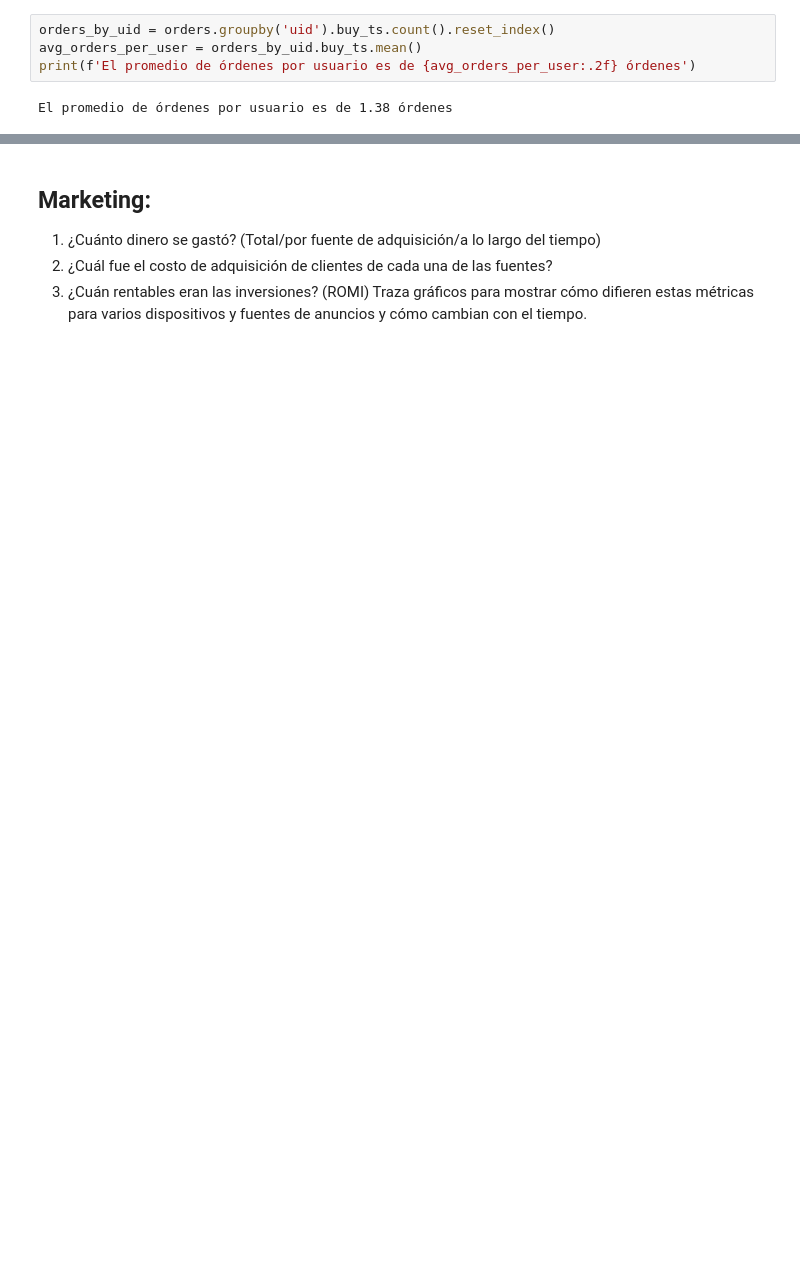
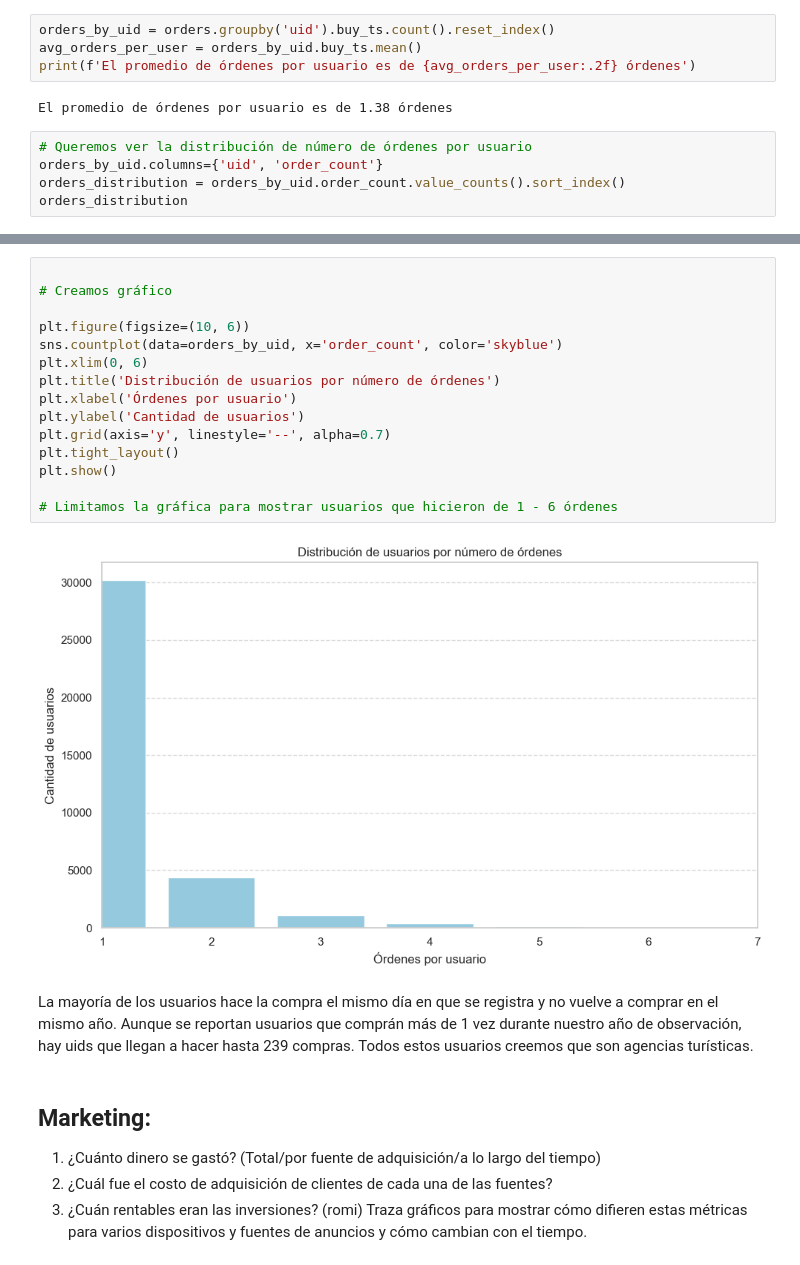
Before and after one commit to latostadorano/tt_s09_showz_tickets, a Jupyter notebook: s_09.ipynb, the cells around one changed output, grey strips where cells are left out. Cells and saved outputs as stored; diff of their text form; blank space fills up the shorter version.

```diff
--- a/s_09.ipynb
+++ b/s_09.ipynb
@@ -575,3 +571,8 @@ avg_orders_per_user = orders_by_uid.buy_ts.mean()
 print(f'El promedio de órdenes por usuario es de {avg_orders_per_user:.2f} órdenes')
 # %% [output]
 El promedio de órdenes por usuario es de 1.38 órdenes
+# %%
+# Queremos ver la distribución de número de órdenes por usuario
+orders_by_uid.columns={'uid', 'order_count'}
+orders_distribution = orders_by_uid.order_count.value_counts().sort_index()
+orders_distribution
@@ -578,6 +593,25 @@ El promedio de órdenes por usuario es de 1.38 órdenes
+# %%
+
+# Creamos gráfico
+
+plt.figure(figsize=(10, 6))
+sns.countplot(data=orders_by_uid, x='order_count', color='skyblue')
+plt.xlim(0, 6)
+plt.title('Distribución de usuarios por número de órdenes')
+plt.xlabel('Órdenes por usuario')
+plt.ylabel('Cantidad de usuarios')
+plt.grid(axis='y', linestyle='--', alpha=0.7)
+plt.tight_layout()
+plt.show()
+
+# Limitamos la gráfica para mostrar usuarios que hicieron de 1 - 6 órdenes
+# %% [output]
+[figure, added]
+# %% [markdown]
+La mayoría de los usuarios hace la compra el mismo día en que se registra y no vuelve a comprar en el mismo año. Aunque se reportan usuarios que comprán más de 1 vez durante nuestro año de observación, hay uids que llegan a hacer hasta 239 compras. Todos estos usuarios creemos que son agencias turísticas.
 # %% [markdown]
 ## Marketing:
  1. ¿Cuánto dinero se gastó?  (Total/por fuente de adquisición/a lo largo del tiempo)
  2. ¿Cuál fue el costo de adquisición de clientes de cada una de las fuentes?
- 3. ¿Cuán rentables eran las inversiones? (ROMI)
+ 3. ¿Cuán rentables eran las inversiones? (romi)
 Traza gráficos para mostrar cómo difieren estas métricas para varios dispositivos y fuentes de anuncios y cómo cambian con el tiempo.
```
Also changed, not shown: parts of 16 cells of this notebook.
